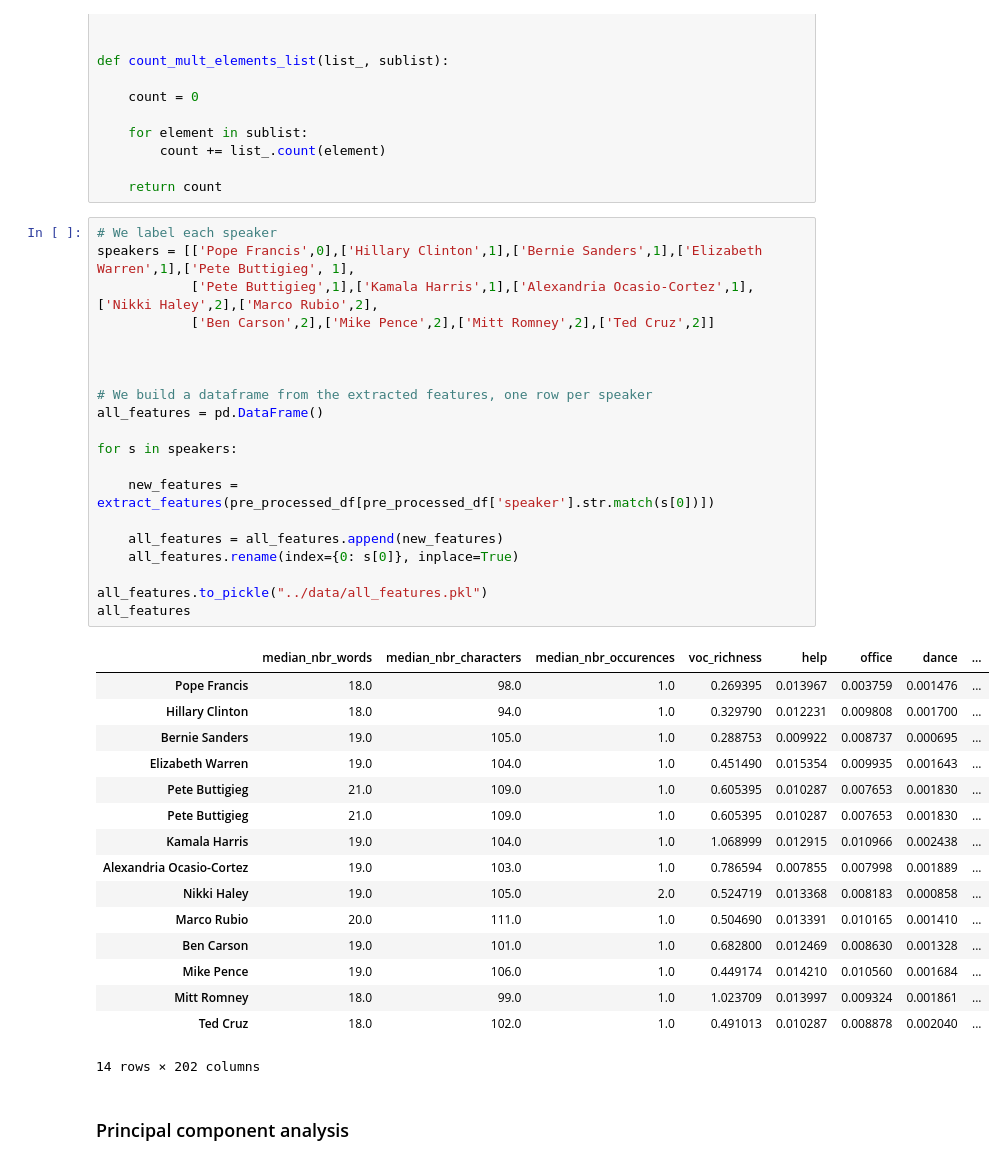
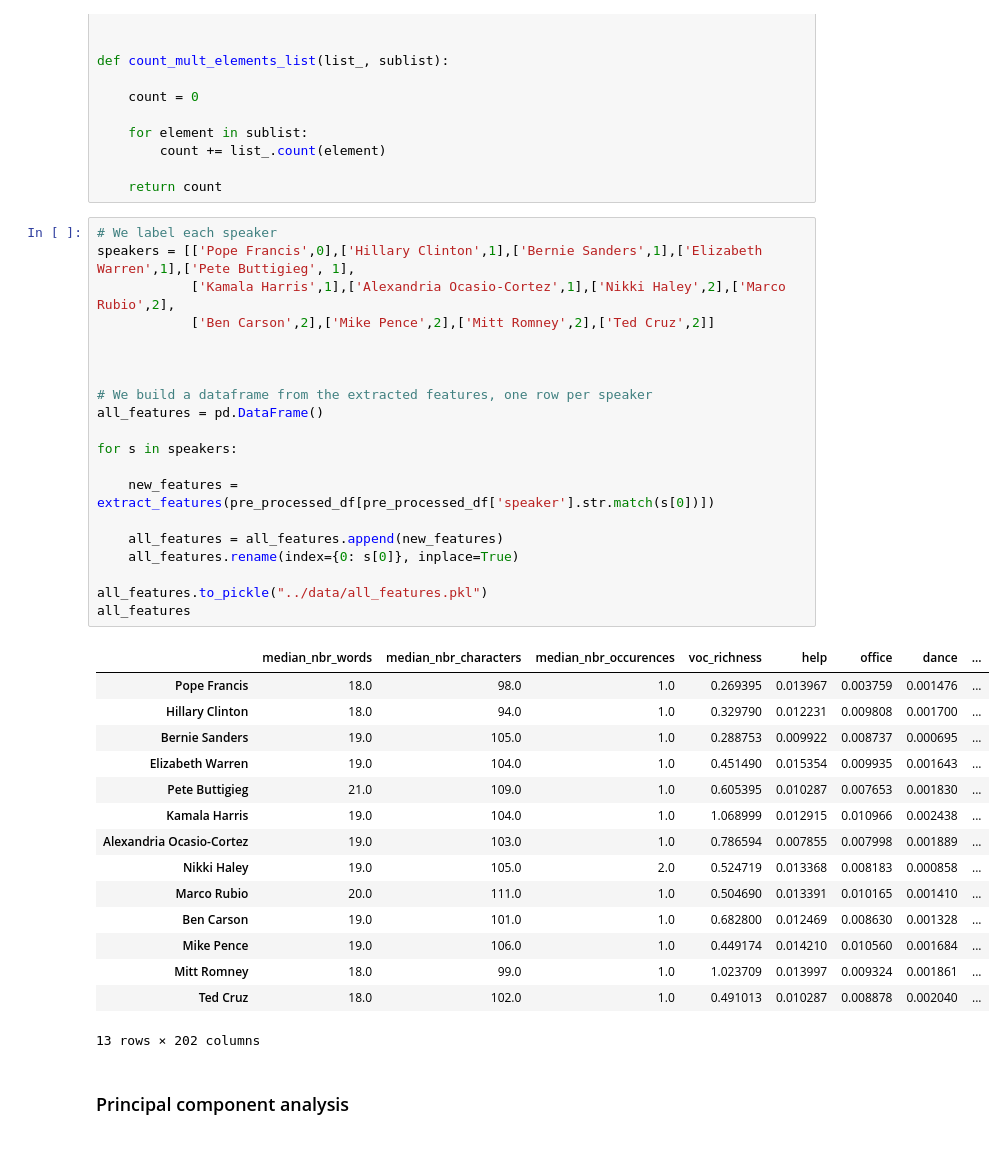
Before and after one commit to paulmoreau40/Applied-Data-Analysis-project-EPFL, a Jupyter notebook: src/Milestone_3.ipynb, the cells around one changed output. Drawn from its saved outputs; the diff is of its cells as text.

```diff
--- a/src/Milestone_3.ipynb
+++ b/src/Milestone_3.ipynb
@@ -697,30 +702,29 @@ def count_mult_elements_list(list_, sublist):
 # %%
 # We label each speaker
 speakers = [['Pope Francis',0],['Hillary Clinton',1],['Bernie Sanders',1],['Elizabeth Warren',1],['Pete Buttigieg', 1],
-            ['Pete Buttigieg',1],['Kamala Harris',1],['Alexandria Ocasio-Cortez',1],['Nikki Haley',2],['Marco Rubio',2],
+            ['Kamala Harris',1],['Alexandria Ocasio-Cortez',1],['Nikki Haley',2],['Marco Rubio',2],
             ['Ben Carson',2],['Mike Pence',2],['Mitt Romney',2],['Ted Cruz',2]]
 
 
 
 # We build a dataframe from the extracted features, one row per speaker
 all_features = pd.DataFrame()
 
 for s in speakers:
 
     new_features = extract_features(pre_processed_df[pre_processed_df['speaker'].str.match(s[0])])
 
     all_features = all_features.append(new_features)
     all_features.rename(index={0: s[0]}, inplace=True)
 
 all_features.to_pickle("../data/all_features.pkl")
 all_features
 # %% [output]
 |  | median_nbr_words | median_nbr_characters | median_nbr_occurences | voc_richness | help | office | dance | ... |
 | Pope Francis | 18.0 | 98.0 | 1.0 | 0.269395 | 0.013967 | 0.003759 | 0.001476 | ... |
 | Hillary Clinton | 18.0 | 94.0 | 1.0 | 0.329790 | 0.012231 | 0.009808 | 0.001700 | ... |
 | Bernie Sanders | 19.0 | 105.0 | 1.0 | 0.288753 | 0.009922 | 0.008737 | 0.000695 | ... |
 | Elizabeth Warren | 19.0 | 104.0 | 1.0 | 0.451490 | 0.015354 | 0.009935 | 0.001643 | ... |
-| Pete Buttigieg | 21.0 | 109.0 | 1.0 | 0.605395 | 0.010287 | 0.007653 | 0.001830 | ... |
 | Pete Buttigieg | 21.0 | 109.0 | 1.0 | 0.605395 | 0.010287 | 0.007653 | 0.001830 | ... |
 | Kamala Harris | 19.0 | 104.0 | 1.0 | 1.068999 | 0.012915 | 0.010966 | 0.002438 | ... |
 | Alexandria Ocasio-Cortez | 19.0 | 103.0 | 1.0 | 0.786594 | 0.007855 | 0.007998 | 0.001889 | ... |
@@ -730,7 +734,7 @@ all_features
 | Mike Pence | 19.0 | 106.0 | 1.0 | 0.449174 | 0.014210 | 0.010560 | 0.001684 | ... |
 | Mitt Romney | 18.0 | 99.0 | 1.0 | 1.023709 | 0.013997 | 0.009324 | 0.001861 | ... |
 | Ted Cruz | 18.0 | 102.0 | 1.0 | 0.491013 | 0.010287 | 0.008878 | 0.002040 | ... |
-14 rows × 202 columns
+13 rows × 202 columns
 # %% [markdown]
 ### Principal component analysis
 # %% [markdown]
```
Also changed, not shown: parts of 27 cells of this notebook.
